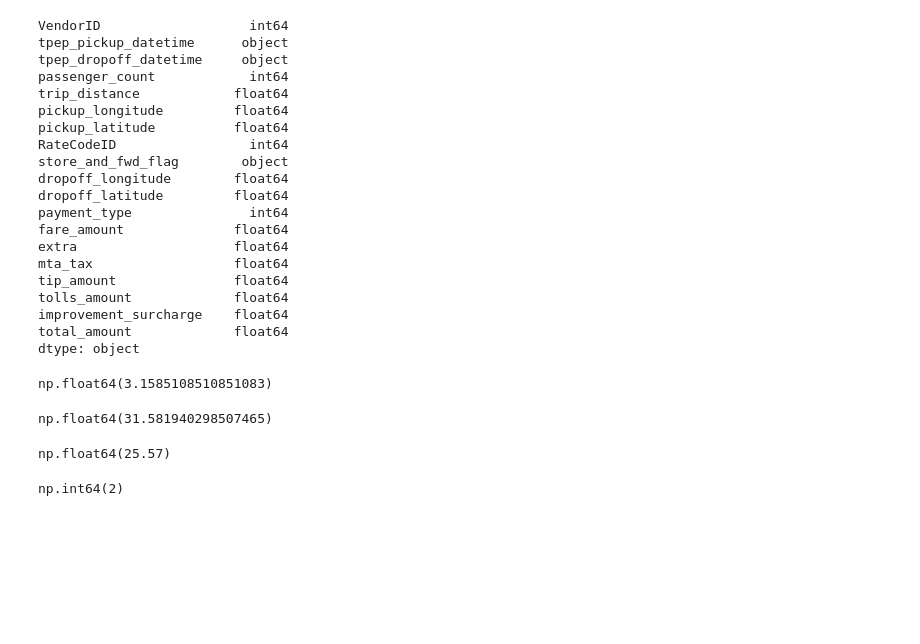
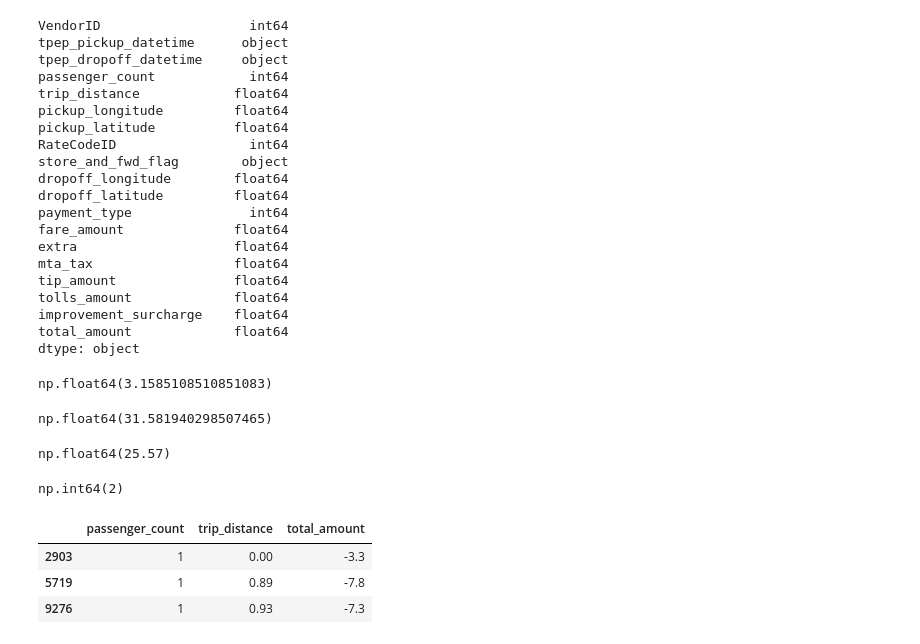
Before and after one commit to reuven/oreilly-2025-05May-pandas, a Jupyter notebook: OReilly - 2025-05May-12.ipynb, the cells around one changed output. Cells and saved outputs as stored; diff of their text form; code cells hidden in the pictures; blank space fills up the shorter version.

```diff
--- a/OReilly - 2025-05May-12.ipynb
+++ b/OReilly - 2025-05May-12.ipynb
@@ -1272,4 +1272,16 @@ df.loc[
 # %% [output]
 np.int64(2)
 # %%
-# Were there ever trips with <= 0 total_amount? If so, indicate the number of passengers and how far they went.
+# Were there ever trips with <= 0 total_amount? If so, indicate the number of passengers
+# and how far they went.
+
+df.loc[
+    df['total_amount'] <= 0    # row selector
+    ,
+    ['passenger_count', 'trip_distance', 'total_amount']    # column selector
+]
+# %% [output]
+|  | passenger_count | trip_distance | total_amount |
+| 2903 | 1 | 0.00 | -3.3 |
+| 5719 | 1 | 0.89 | -7.8 |
+| 9276 | 1 | 0.93 | -7.3 |
```
Also changed, not shown: parts of 1 cell of this notebook.
